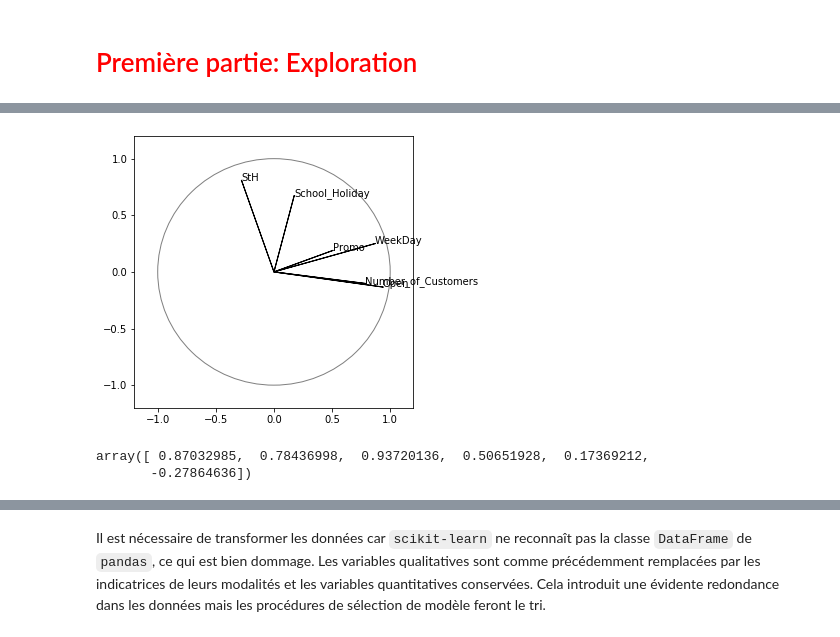
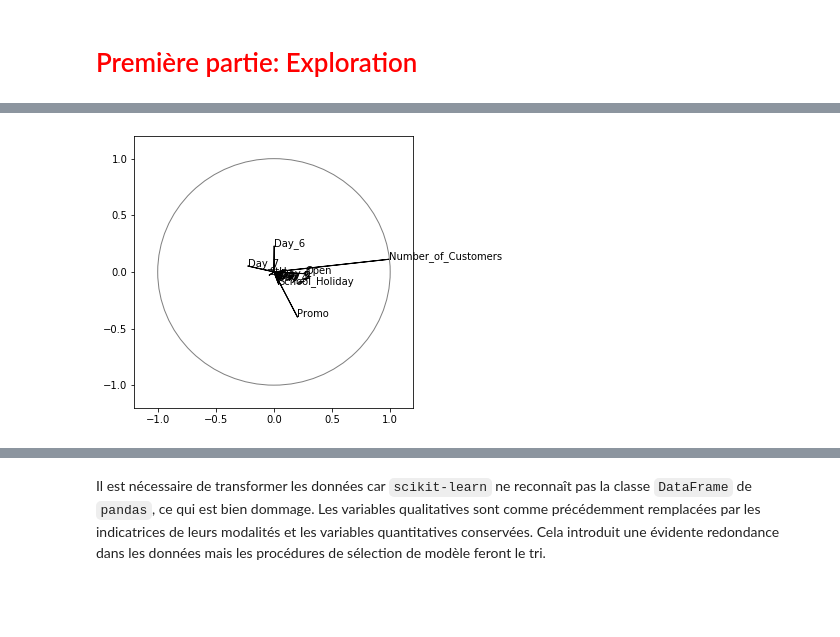
Before and after one commit to Arnofnr/ProjectBigDataCertif, a Jupyter notebook: SalesPredictionOlivier.ipynb, the cells around one changed output, grey strips where cells are left out. Drawn from its saved outputs; the diff is of its cells as text; code cells hidden in the pictures; blank space fills up the shorter version.

```diff
--- a/SalesPredictionOlivier.ipynb
+++ b/SalesPredictionOlivier.ipynb
@@ -164,0 +143,7 @@ df_test["WeekDay"] = week_day_test
+# %%
+df_train['Number_of_Customers'][df_train['Number_of_Customers']==0]=1
+from math import sqrt, log
+df_train["L_Number_of_Customers"]=df_train["Number_of_Customers"].map(lambda x: log(x))
+
+df_train["L_Number_of_Customers"].hist(bins=40)
+plt.show()
@@ -164,0 +281,24 @@ df_test["WeekDay"] = week_day_test
+# %%
+from sklearn.preprocessing import scale
+
+features = ['L_Number_of_Customers','Number_of_Customers','Promo','School_Holiday','Day_1','Day_2','Day_3','Day_4','Day_5','Day_6','Day_7','StH']
+
+X = df_train[features][:508000][df_train['Open']==True]
+y = df_train[['Sales']][:508000][df_train['Open']==True]
+
+X['L_Number_of_Customers']=scale(X['L_Number_of_Customers'])
+X['Number_of_Customers']=scale(X['Number_of_Customers'])
+
+X_test = df_train[features][508001:][df_train['Open']==True]
+y_test = df_train[['Sales']][508001:][df_train['Open']==True]
+
+y_test_open = df_train[['Sales']][508001:]
+
+X_test['L_Number_of_Customers']=scale(X_test['L_Number_of_Customers'])
+X_test['Number_of_Customers']=scale(X_test['Number_of_Customers'])
+
+
+X[X == True] = 1
+X[X == False] = 0
+X_test[X_test == True] = 1
+X_test[X_test == False] = 0
@@ -191,5 +333,6 @@ X_tot_train = scale(X_tot_train)
 
 pca = PCA()
 valPropres=pca.fit(X_tot_train).explained_variance_
+valPropres=pca.fit(X).explained_variance_
 print(valPropres)
 # %% [output]
@@ -211,0 +362,4 @@ array([[ 5.36644341e-01,  2.29828047e-01,  5.86113330e-03,
+# %%
+C_train = pca.fit(X).transform(X)
+plt.plot(pca.explained_variance_ratio_)
+plt.show()
@@ -225,24 +378,21 @@ plt.show()
 # %%
 ## coordonnées et représentation des variables
 coord1=pca.components_[0]*np.sqrt(pca.explained_variance_[0])
 coord2=pca.components_[1]*np.sqrt(pca.explained_variance_[1])
 coord3=pca.components_[2]*np.sqrt(pca.explained_variance_[2])
 coord4=pca.components_[3]*np.sqrt(pca.explained_variance_[3])
 
 fig = plt.figure(figsize=(5,5))
 ax = fig.add_subplot(1, 1, 1)
-for i, j, nom in zip(coord1,coord2, df_train[["WeekDay", "Number_of_Customers","Open","Promo","School_Holiday","StH","Sales"]].columns):
+#for i, j, nom in zip(coord1,coord2, df_train[["WeekDay", "Number_of_Customers","Open","Promo","School_Holiday","StH","Sales"]].columns):
+for i, j, nom in zip(coord1,coord2, X.columns):
+
     plt.text(i, j, nom)
     plt.arrow(0,0,i,j,color='black')
 plt.axis((-1.2,1.2,-1.2,1.2))
 # cercle
 c=plt.Circle((0,0), radius=1, color='gray', fill=False)
 ax.add_patch(c)
 plt.show()
 # %% [output]
-[figure, old version]
+[figure, new version]
-# %%
-coord1
-# %% [output]
-array([ 0.87032985,  0.78436998,  0.93720136,  0.50651928,  0.17369212,
-       -0.27864636])
```
Also changed, not shown: parts of 73 cells of this notebook.
